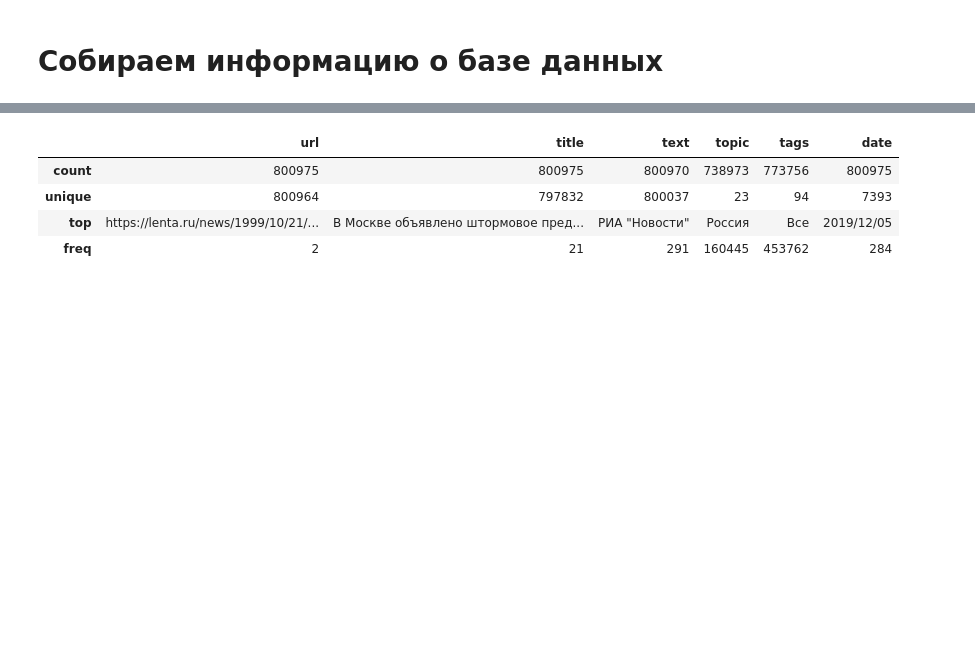
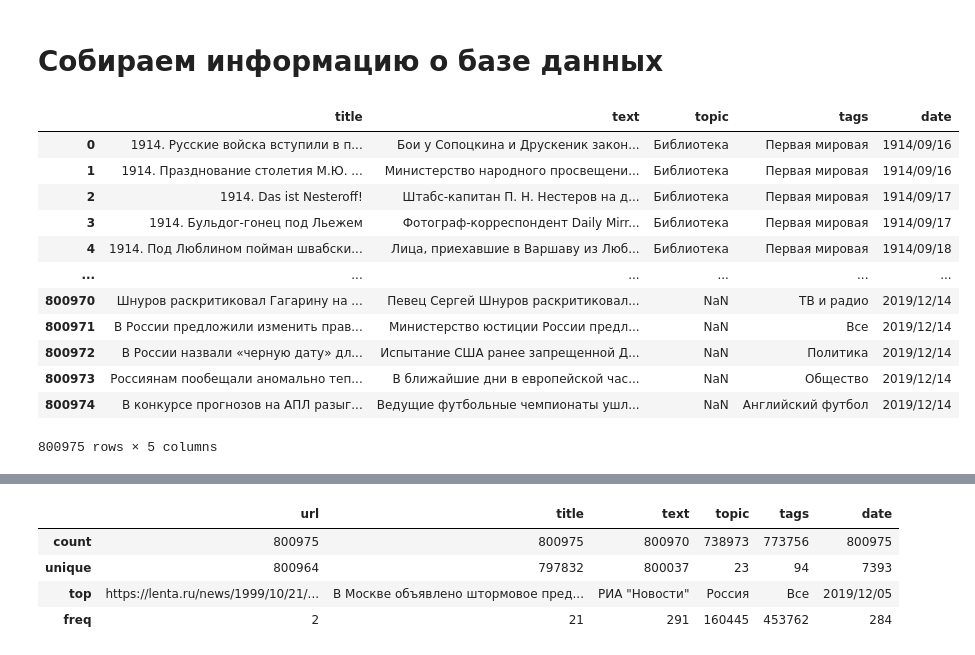
Before and after one commit to YaeKitsune13/MOiBD_Russian_news_group_project, a Jupyter notebook: DataAnalysis/Analysis.ipynb, the cells around one changed output, grey strips where cells are left out. Saved outputs shown, nothing was run; the diff lists cells and outputs as text; code cells hidden in the pictures; blank space fills up the shorter version.

```diff
--- a/DataAnalysis/Analysis.ipynb
+++ b/DataAnalysis/Analysis.ipynb
@@ -72,6 +73,22 @@ except Exception as e:
 ──────────────────────────────────────────────────
 # %% [markdown]
 # Собираем информацию о базе данных
+# %%
+DataBase.drop(["url"],axis=1)
+# %% [output]
+|  | title | text | topic | tags | date |
+| 0 | 1914. Русские войска вступили в п... | Бои у Сопоцкина и Друскеник закон... | Библиотека | Первая мировая | 1914/09/16 |
+| 1 | 1914. Празднование столетия М.Ю. ... | Министерство народного просвещени... | Библиотека | Первая мировая | 1914/09/16 |
+| 2 | 1914. Das ist Nesteroff! | Штабс-капитан П. Н. Нестеров на д... | Библиотека | Первая мировая | 1914/09/17 |
+| 3 | 1914. Бульдог-гонец под Льежем | Фотограф-корреспондент Daily Mirr... | Библиотека | Первая мировая | 1914/09/17 |
+| 4 | 1914. Под Люблином пойман швабски... | Лица, приехавшие в Варшаву из Люб... | Библиотека | Первая мировая | 1914/09/18 |
+| ... | ... | ... | ... | ... | ... |
+| 800970 | Шнуров раскритиковал Гагарину на ... | Певец Сергей Шнуров раскритиковал... | NaN | ТВ и радио | 2019/12/14 |
+| 800971 | В России предложили изменить прав... | Министерство юстиции России предл... | NaN | Все | 2019/12/14 |
+| 800972 | В России назвали «черную дату» дл... | Испытание США ранее запрещенной Д... | NaN | Политика | 2019/12/14 |
+| 800973 | Россиянам пообещали аномально теп... | В ближайшие дни в европейской час... | NaN | Общество | 2019/12/14 |
+| 800974 | В конкурсе прогнозов на АПЛ разыг... | Ведущие футбольные чемпионаты ушл... | NaN | Английский футбол | 2019/12/14 |
+800975 rows × 5 columns
 # %%
 DataBase.head(10)
 # %% [output]
```
Also changed, not shown: parts of 1 cell of this notebook.
